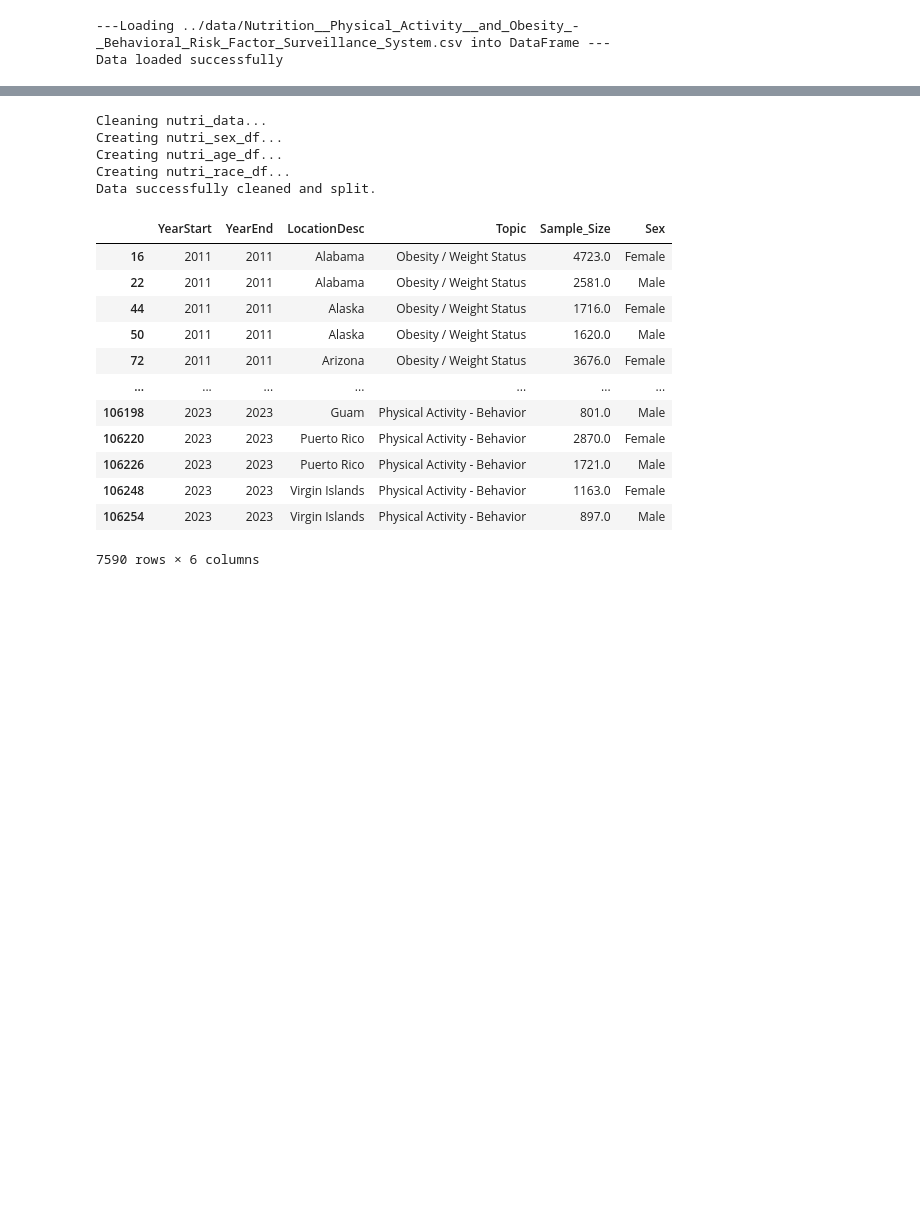
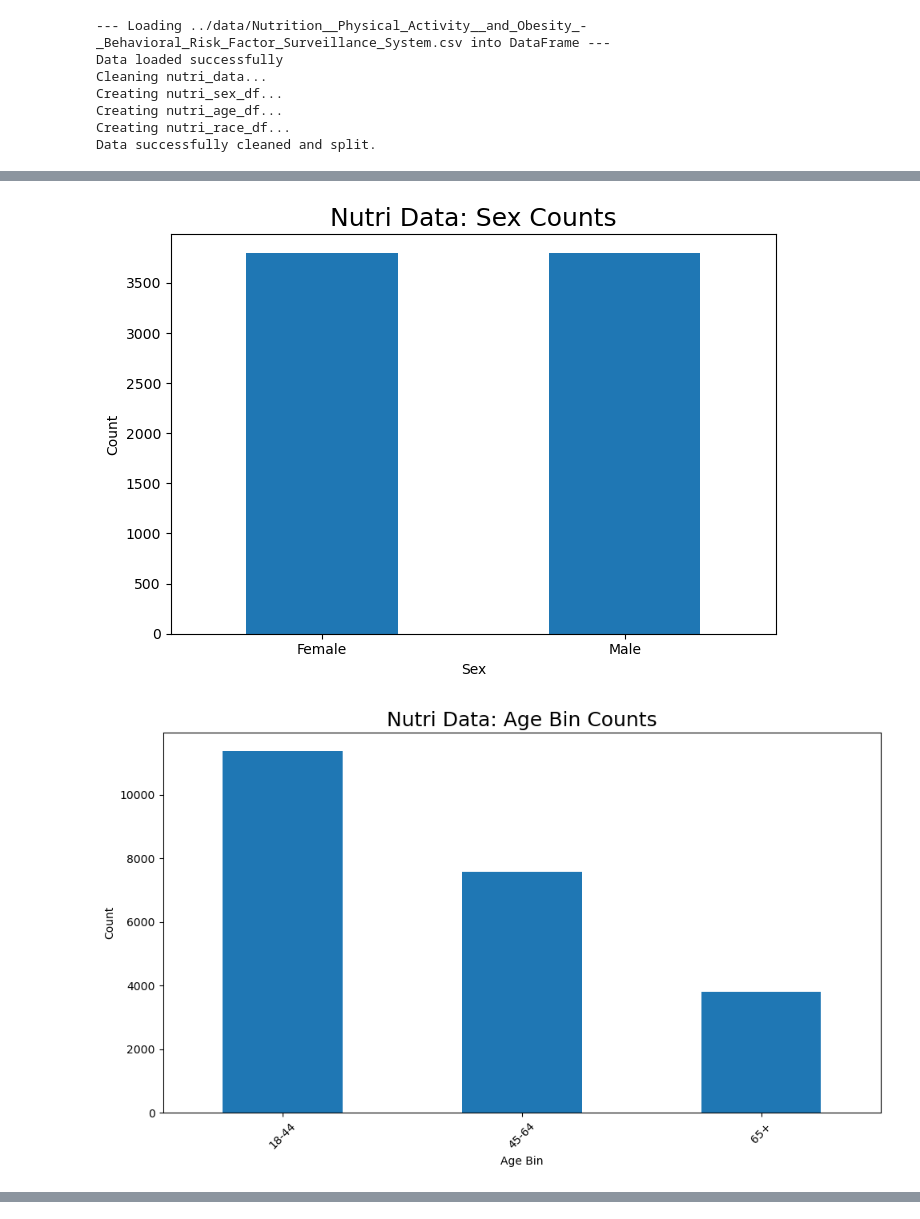
Before and after one commit to danilouie/wearable-devices-chronic-illnesses, a Jupyter notebook: src/results.ipynb, the cells around one changed output, grey strips where cells are left out. Saved outputs shown, nothing was run; the diff lists cells and outputs as text; code cells hidden in the pictures; blank space fills up the shorter version.

```diff
--- a/src/results.ipynb
+++ b/src/results.ipynb
@@ -73,6 +38,12 @@ Data successfully cleaned.
 # %%
 nutri_df_raw = get_csv('../data/Nutrition__Physical_Activity__and_Obesity_-_Behavioral_Risk_Factor_Surveillance_System.csv')
-nutri_df_raw
+nutri_sex_df, nutri_age_df, nutri_race_df = process_nutri_data(nutri_df_raw)
+analyze_nutri_data(nutri_sex_df, nutri_age_df, nutri_race_df)
 # %% [output]
----Loading ../data/Nutrition__Physical_Activity__and_Obesity_-_Behavioral_Risk_Factor_Surveillance_System.csv into DataFrame ---
+--- Loading ../data/Nutrition__Physical_Activity__and_Obesity_-_Behavioral_Risk_Factor_Surveillance_System.csv into DataFrame ---
 Data loaded successfully
+Cleaning nutri_data...
+Creating nutri_sex_df...
+Creating nutri_age_df...
+Creating nutri_race_df...
+Data successfully cleaned and split.
@@ -90,0 +50,2 @@ Data loaded successfully
+[figure, added]
+[figure, added]
@@ -92,22 +53,0 @@ Data loaded successfully
-# %%
-nutri_sex_df, nutri_age_df, nutri_race_df = process_nutri_data(nutri_df_raw)
-nutri_sex_df
-# %% [output]
-Cleaning nutri_data...
-Creating nutri_sex_df...
-Creating nutri_age_df...
-Creating nutri_race_df...
-Data successfully cleaned and split.
-|  | YearStart | YearEnd | LocationDesc | Topic | Sample_Size | Sex |
-| 16 | 2011 | 2011 | Alabama | Obesity / Weight Status | 4723.0 | Female |
-| 22 | 2011 | 2011 | Alabama | Obesity / Weight Status | 2581.0 | Male |
-| 44 | 2011 | 2011 | Alaska | Obesity / Weight Status | 1716.0 | Female |
-| 50 | 2011 | 2011 | Alaska | Obesity / Weight Status | 1620.0 | Male |
-| 72 | 2011 | 2011 | Arizona | Obesity / Weight Status | 3676.0 | Female |
-| ... | ... | ... | ... | ... | ... | ... |
-| 106198 | 2023 | 2023 | Guam | Physical Activity - Behavior | 801.0 | Male |
-| 106220 | 2023 | 2023 | Puerto Rico | Physical Activity - Behavior | 2870.0 | Female |
-| 106226 | 2023 | 2023 | Puerto Rico | Physical Activity - Behavior | 1721.0 | Male |
-| 106248 | 2023 | 2023 | Virgin Islands | Physical Activity - Behavior | 1163.0 | Female |
-| 106254 | 2023 | 2023 | Virgin Islands | Physical Activity - Behavior | 897.0 | Male |
-7590 rows × 6 columns
```
Also changed, not shown: parts of 23 cells of this notebook, 9 other files.
